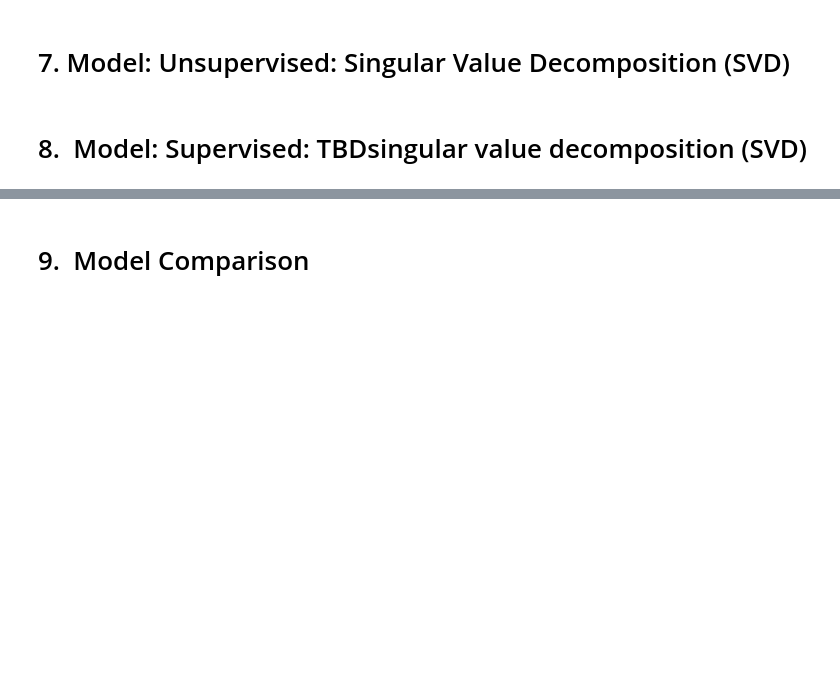
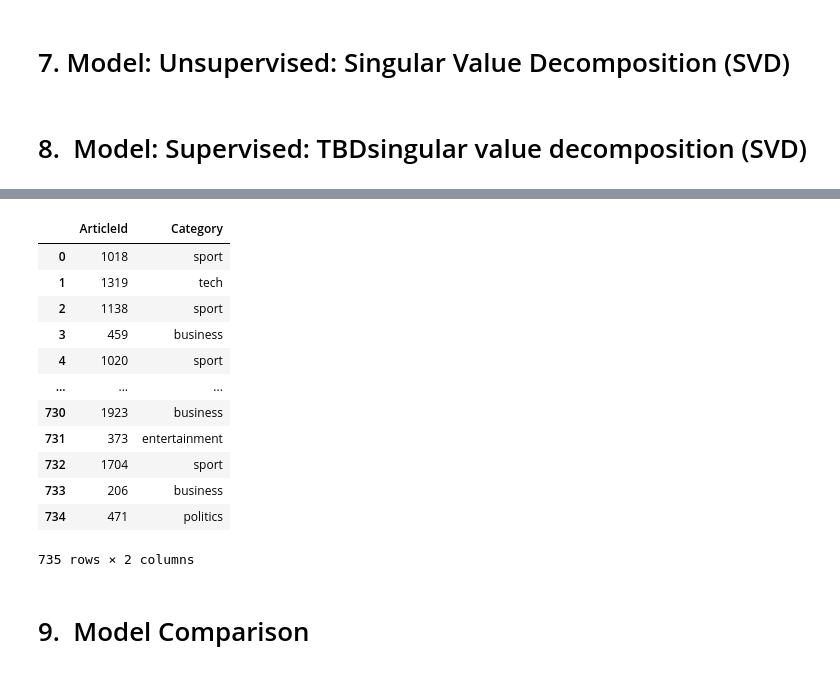
Before and after one commit to TOM-BOHN/MsDS-news-articles-categorization, a Jupyter notebook: news-articles-categorization.ipynb, the cells around one changed output, grey strips where cells are left out. Saved outputs shown, nothing was run; the diff lists cells and outputs as text; code cells hidden in the pictures; blank space fills up the shorter version.

```diff
--- a/news-articles-categorization.ipynb
+++ b/news-articles-categorization.ipynb
@@ -1014,0 +1006,13 @@ df_saved_file
+# %%
+# Creating Rsandom Forest model and fitting in data
+rf_model = RandomForestClassifier(
+              bootstrap = True,
+              verbose = 0,
+              criterion = 'gini',
+              n_estimators = 50,
+              max_depth = 10,
+              min_samples_leaf = 5,
+              max_features = 10
+              )
+
+rf_model.fit(ft_train, df_train['Category'])
@@ -1015,3 +1106,33 @@ df_saved_file
+# %%
+# predict the training data
+yhat_rf_test = rf_model.predict(ft_test)
+
+#join df_test with predicted labels
+df_test_rf_pred = df_test.copy()
+df_test_rf_pred['Category'] = yhat_rf_test
+df_test_rf_pred.drop(columns = ['Text Length', 'Word Count', 'Text Length (Old)', 'Word Count (Old)', 'Lemmatized Text'], inplace=True)
+df_test_rf_pred.drop(columns = ['Text'], inplace=True)
+# %%
+# save the test results to a csv for sumbission
+df_test_rf_pred.to_csv('/kaggle/working/rf_submission.csv', index = False)
+
+
+df_saved_file = pd.read_csv('/kaggle/working/rf_submission.csv')
+df_saved_file
+# %% [output]
+|  | ArticleId | Category |
+| 0 | 1018 | sport |
+| 1 | 1319 | tech |
+| 2 | 1138 | sport |
+| 3 | 459 | business |
+| 4 | 1020 | sport |
+| ... | ... | ... |
+| 730 | 1923 | business |
+| 731 | 373 | entertainment |
+| 732 | 1704 | sport |
+| 733 | 206 | business |
+| 734 | 471 | politics |
+735 rows × 2 columns
 # %% [markdown]
 # 9.&nbsp; Model Comparison
 # %% [markdown]
```
Also changed, not shown: parts of 9 cells of this notebook.
